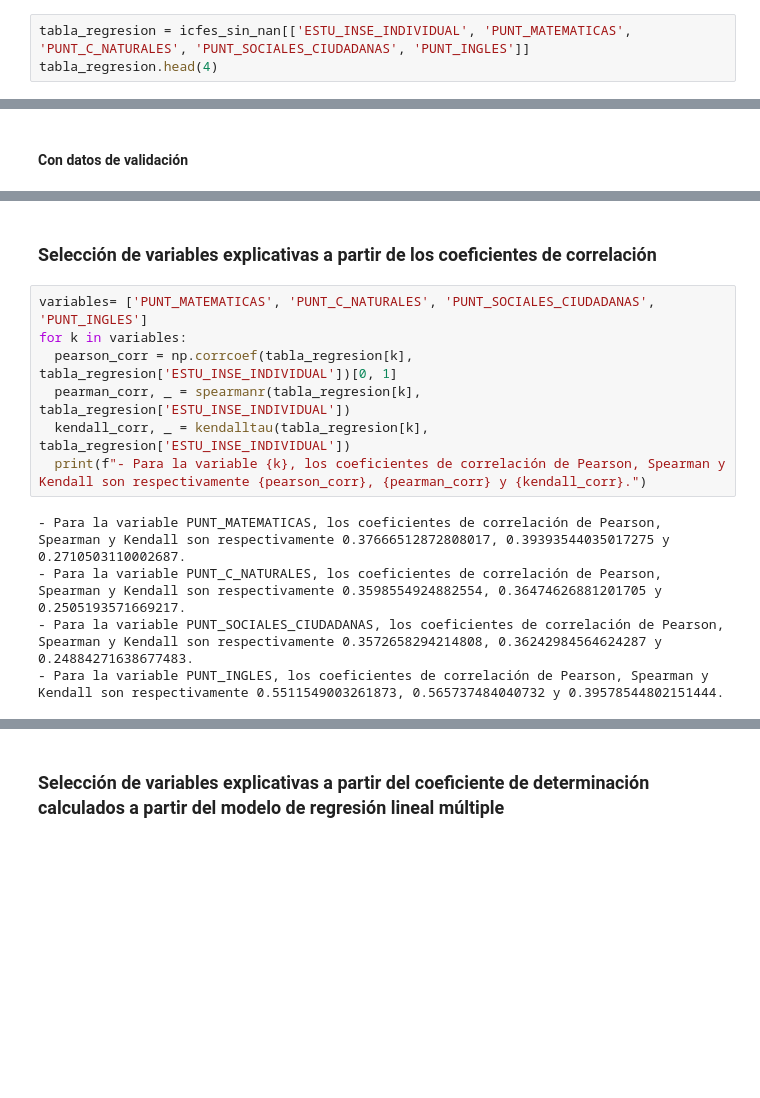
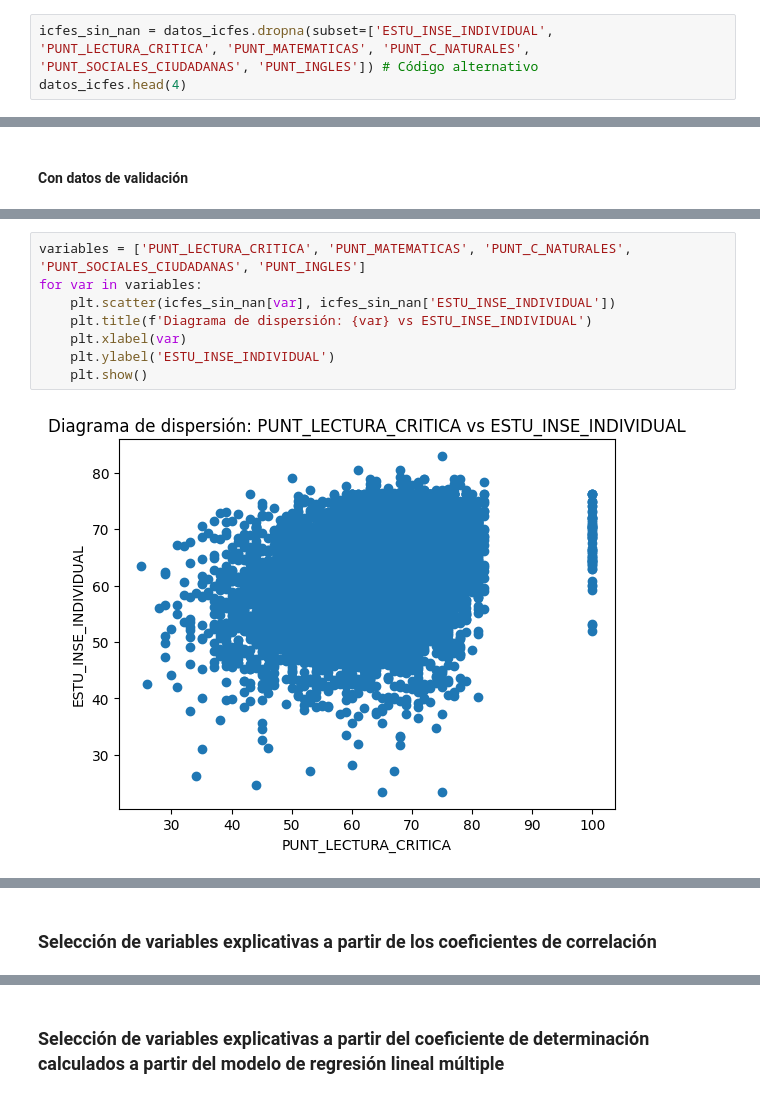
Before and after one commit to Daniedmath1405/Estad-stica-I-UIS, a Jupyter notebook: Parte_practica_parcial_1_estadistica2.ipynb, the cells around one changed output, grey strips where cells are left out. Cells and saved outputs as stored; diff of their text form; blank space fills up the shorter version.

```diff
--- a/Parte_practica_parcial_1_estadistica2.ipynb
+++ b/Parte_practica_parcial_1_estadistica2.ipynb
@@ -49,4 +40,4 @@ icfes_sin_nan.head(4)
 # %%
-tabla_regresion = icfes_sin_nan[['ESTU_INSE_INDIVIDUAL', 'PUNT_MATEMATICAS', 'PUNT_C_NATURALES', 'PUNT_SOCIALES_CIUDADANAS', 'PUNT_INGLES']]
-tabla_regresion.head(4)
+icfes_sin_nan = datos_icfes.dropna(subset=['ESTU_INSE_INDIVIDUAL', 'PUNT_LECTURA_CRITICA', 'PUNT_MATEMATICAS', 'PUNT_C_NATURALES', 'PUNT_SOCIALES_CIUDADANAS', 'PUNT_INGLES']) # Código alternativo
+datos_icfes.head(4)
 # %% [output]
@@ -104,0 +55,10 @@ for h in variables:
+# %%
+variables = ['PUNT_LECTURA_CRITICA', 'PUNT_MATEMATICAS', 'PUNT_C_NATURALES', 'PUNT_SOCIALES_CIUDADANAS', 'PUNT_INGLES']
+for var in variables:
+    plt.scatter(icfes_sin_nan[var], icfes_sin_nan['ESTU_INSE_INDIVIDUAL'])
+    plt.title(f'Diagrama de dispersión: {var} vs ESTU_INSE_INDIVIDUAL')
+    plt.xlabel(var)
+    plt.ylabel('ESTU_INSE_INDIVIDUAL')
+    plt.show()
+# %% [output]
+[figure, added]
@@ -105,14 +69,2 @@ for h in variables:
 # %% [markdown]
 ### Selección de variables explicativas a partir de los coeficientes de correlación
-# %%
-variables= ['PUNT_MATEMATICAS', 'PUNT_C_NATURALES', 'PUNT_SOCIALES_CIUDADANAS', 'PUNT_INGLES']
-for k in variables:
-  pearson_corr = np.corrcoef(tabla_regresion[k], tabla_regresion['ESTU_INSE_INDIVIDUAL'])[0, 1]
-  pearman_corr, _ = spearmanr(tabla_regresion[k], tabla_regresion['ESTU_INSE_INDIVIDUAL'])
-  kendall_corr, _ = kendalltau(tabla_regresion[k], tabla_regresion['ESTU_INSE_INDIVIDUAL'])
-  print(f"- Para la variable {k}, los coeficientes de correlación de Pearson, Spearman y Kendall son respectivamente {pearson_corr}, {pearman_corr} y {kendall_corr}.")
-# %% [output]
-- Para la variable PUNT_MATEMATICAS, los coeficientes de correlación de Pearson, Spearman y Kendall son respectivamente 0.37666512872808017, 0.39393544035017275 y 0.2710503110002687.
-- Para la variable PUNT_C_NATURALES, los coeficientes de correlación de Pearson, Spearman y Kendall son respectivamente 0.3598554924882554, 0.36474626881201705 y 0.2505193571669217.
-- Para la variable PUNT_SOCIALES_CIUDADANAS, los coeficientes de correlación de Pearson, Spearman y Kendall son respectivamente 0.3572658294214808, 0.36242984564624287 y 0.24884271638677483.
-- Para la variable PUNT_INGLES, los coeficientes de correlación de Pearson, Spearman y Kendall son respectivamente 0.5511549003261873, 0.565737484040732 y 0.39578544802151444.
```
Also changed, not shown: parts of 27 cells of this notebook.
